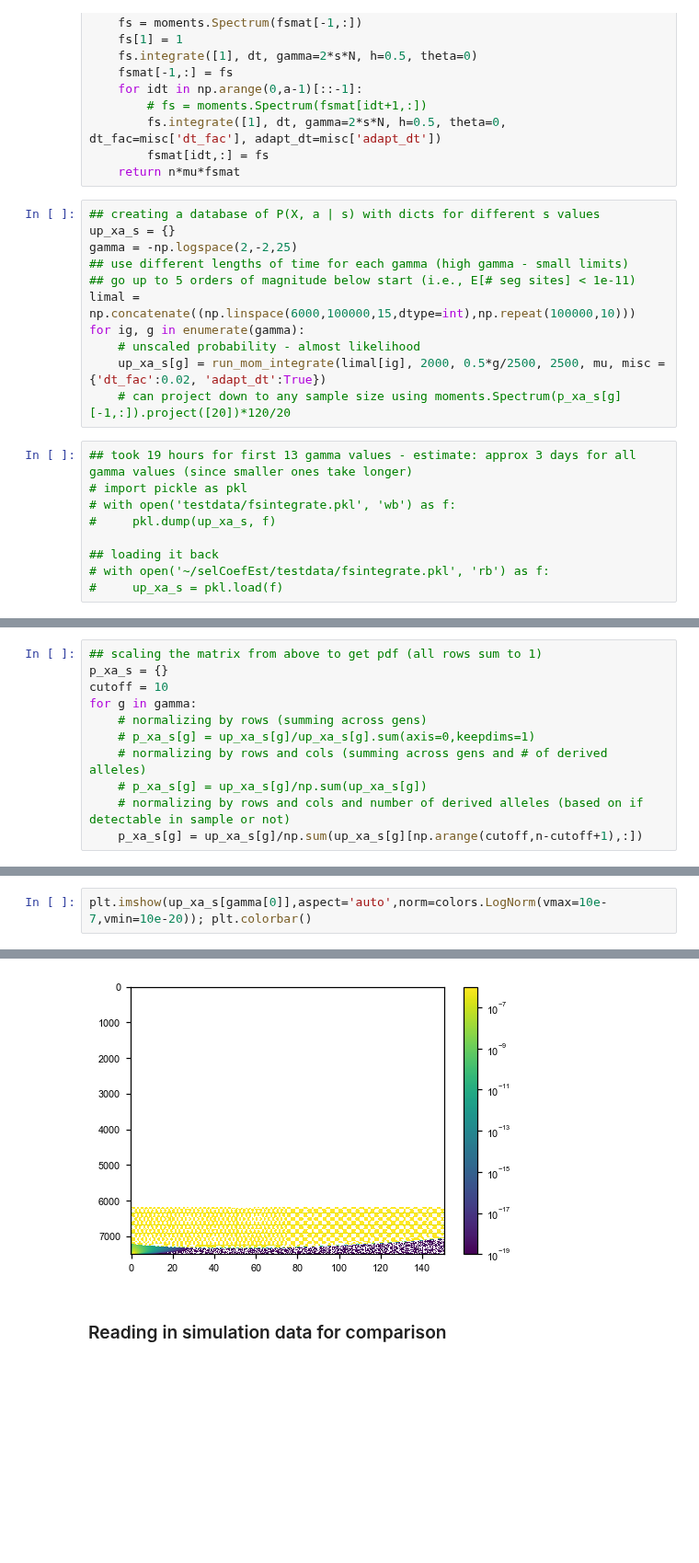
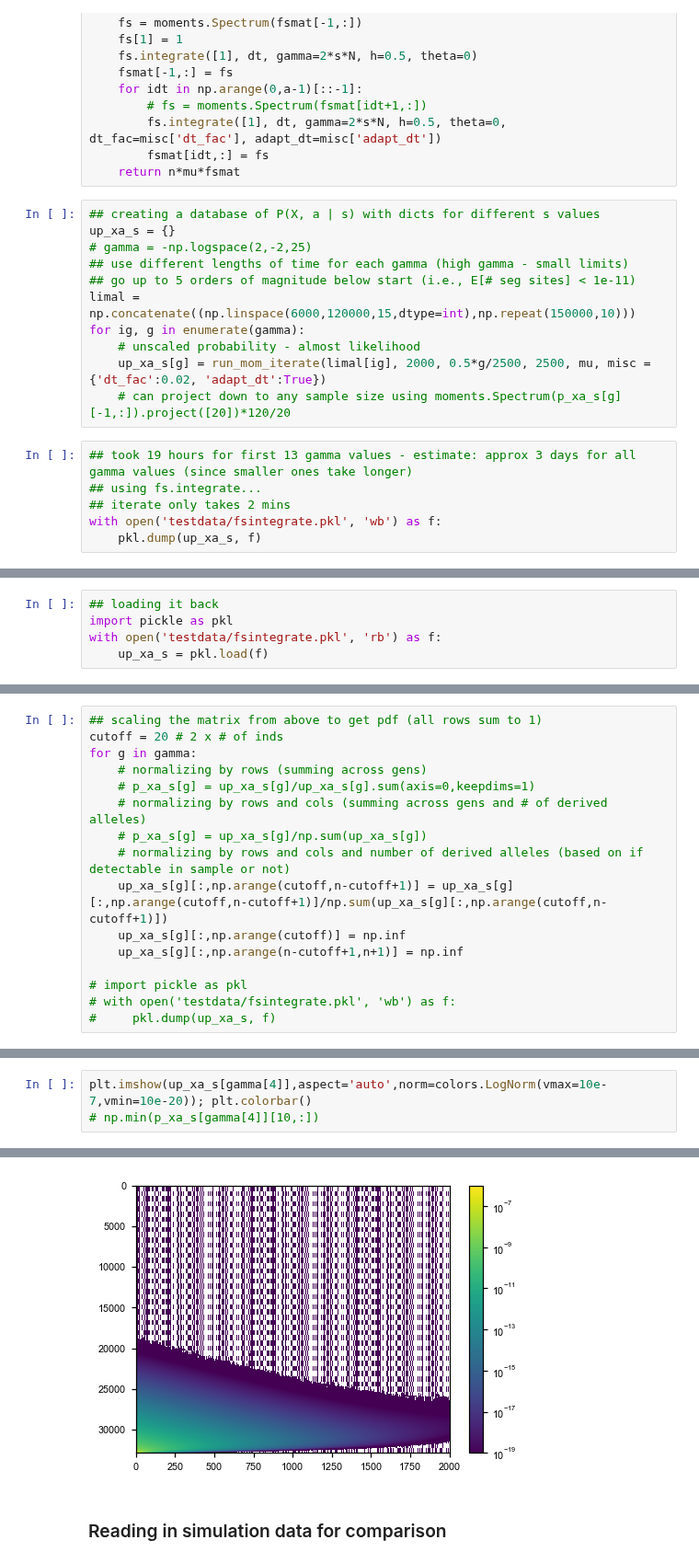
Before and after one commit to VivaswatS/selCoefEst, a Jupyter notebook: mom-framework.ipynb, the cells around one changed output, grey strips where cells are left out. Shown at 92% size. Cells and saved outputs as stored; diff of their text form; blank space fills up the shorter version.

```diff
--- a/mom-framework.ipynb
+++ b/mom-framework.ipynb
@@ -424,20 +397,17 @@ def run_mom_integrate2(a, n, s, N, mu, misc):
 # %%
 ## creating a database of P(X, a | s) with dicts for different s values
 up_xa_s = {}
-gamma = -np.logspace(2,-2,25)
+# gamma = -np.logspace(2,-2,25)
 ## use different lengths of time for each gamma (high gamma - small limits)
 ## go up to 5 orders of magnitude below start (i.e., E[# seg sites] < 1e-11)
-limal = np.concatenate((np.linspace(6000,100000,15,dtype=int),np.repeat(100000,10)))
+limal = np.concatenate((np.linspace(6000,120000,15,dtype=int),np.repeat(150000,10)))
 for ig, g in enumerate(gamma):
     # unscaled probability - almost likelihood
-    up_xa_s[g] = run_mom_integrate(limal[ig], 2000, 0.5*g/2500, 2500, mu, misc = {'dt_fac':0.02, 'adapt_dt':True})
+    up_xa_s[g] = run_mom_iterate(limal[ig], 2000, 0.5*g/2500, 2500, mu, misc = {'dt_fac':0.02, 'adapt_dt':True})
     # can project down to any sample size using moments.Spectrum(p_xa_s[g][-1,:]).project([20])*120/20
 # %%
 ## took 19 hours for first 13 gamma values - estimate: approx 3 days for all gamma values (since smaller ones take longer)
-# import pickle as pkl
-# with open('testdata/fsintegrate.pkl', 'wb') as f:
-#     pkl.dump(up_xa_s, f)
-
-## loading it back
-# with open('~/selCoefEst/testdata/fsintegrate.pkl', 'rb') as f:
-#     up_xa_s = pkl.load(f)
+## using fs.integrate...
+## iterate only takes 2 mins
+with open('testdata/fsintegrate.pkl', 'wb') as f:
+    pkl.dump(up_xa_s, f)
@@ -445,0 +414,5 @@ for ig, g in enumerate(gamma):
+# %%
+## loading it back
+import pickle as pkl
+with open('testdata/fsintegrate.pkl', 'rb') as f:
+    up_xa_s = pkl.load(f)
@@ -453,12 +437,17 @@ ValueError: x and y must be the same size
 [figure]
 # %%
 ## scaling the matrix from above to get pdf (all rows sum to 1)
-p_xa_s = {}
-cutoff = 10
+cutoff = 20 # 2 x # of inds
 for g in gamma:
     # normalizing by rows (summing across gens)
     # p_xa_s[g] = up_xa_s[g]/up_xa_s[g].sum(axis=0,keepdims=1)
     # normalizing by rows and cols (summing across gens and # of derived alleles)
     # p_xa_s[g] = up_xa_s[g]/np.sum(up_xa_s[g])
     # normalizing by rows and cols and number of derived alleles (based on if detectable in sample or not)
-    p_xa_s[g] = up_xa_s[g]/np.sum(up_xa_s[g][np.arange(cutoff,n-cutoff+1),:])
+    up_xa_s[g][:,np.arange(cutoff,n-cutoff+1)] = up_xa_s[g][:,np.arange(cutoff,n-cutoff+1)]/np.sum(up_xa_s[g][:,np.arange(cutoff,n-cutoff+1)])
+    up_xa_s[g][:,np.arange(cutoff)] = np.inf
+    up_xa_s[g][:,np.arange(n-cutoff+1,n+1)] = np.inf
+
+# import pickle as pkl
+# with open('testdata/fsintegrate.pkl', 'wb') as f:
+#     pkl.dump(up_xa_s, f)
@@ -477,3 +467,4 @@ for g in gamma:
 # %%
-plt.imshow(up_xa_s[gamma[0]],aspect='auto',norm=colors.LogNorm(vmax=10e-7,vmin=10e-20)); plt.colorbar()
+plt.imshow(up_xa_s[gamma[4]],aspect='auto',norm=colors.LogNorm(vmax=10e-7,vmin=10e-20)); plt.colorbar()
+# np.min(p_xa_s[gamma[4]][10,:])
 # %% [output]
@@ -481,4 +472,4 @@ plt.imshow(up_xa_s[gamma[0]],aspect='auto',norm=colors.LogNorm(vmax=10e-7,vmin=1
-[figure, old version]
+[figure, new version]
 # %% [markdown]
 ### Reading in simulation data for comparison
 # %%
```
Also changed, not shown: parts of 64 cells of this notebook, 1 other file.
